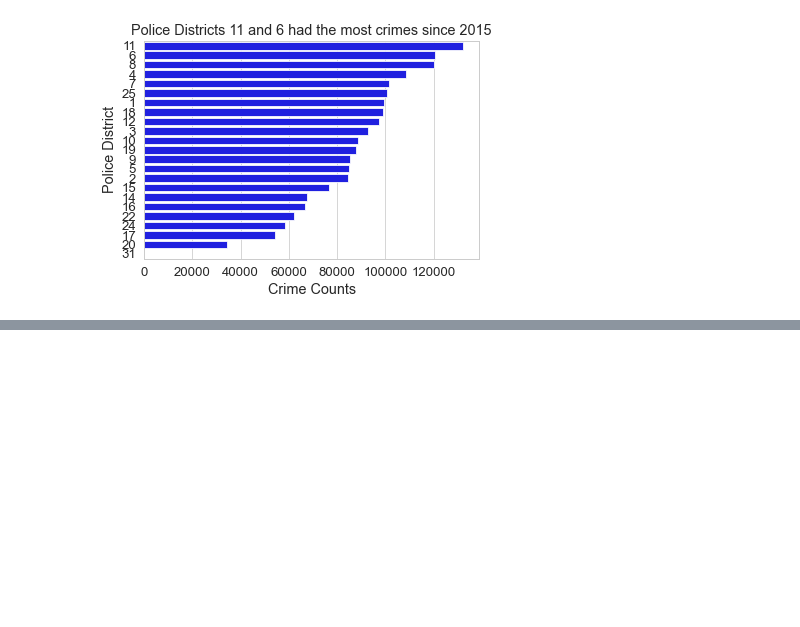
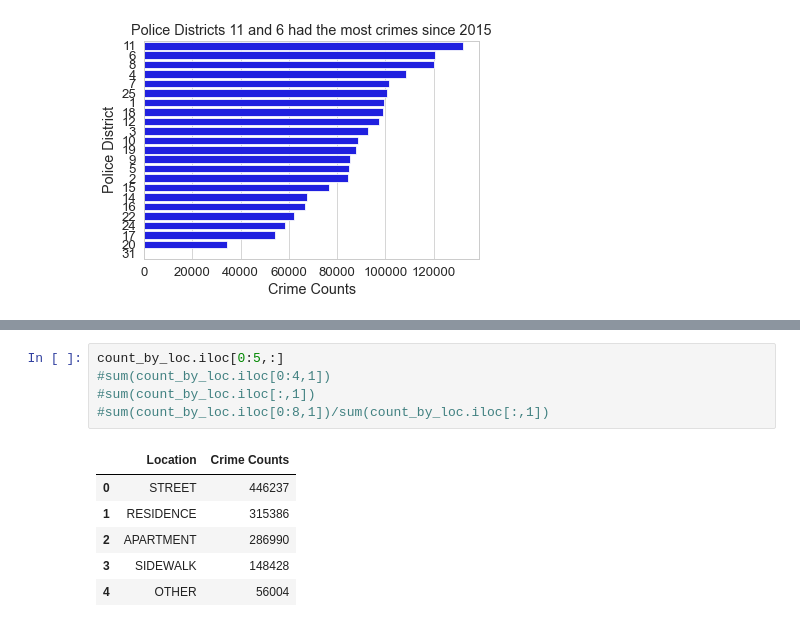
Before and after one commit to jcvincentliu/Analyzing-Racial-Disparities-in-Chicago-Police-Traffic-Stops, a Jupyter notebook: crime_cleaning.ipynb, the cells around one changed output, grey strips where cells are left out. Cells and saved outputs as stored; diff of their text form; blank space fills up the shorter version.

```diff
--- a/crime_cleaning.ipynb
+++ b/crime_cleaning.ipynb
@@ -315,0 +339,12 @@ plt.xlabel = ""
+# %%
+count_by_loc.iloc[0:5,:]
+#sum(count_by_loc.iloc[0:4,1])
+#sum(count_by_loc.iloc[:,1])
+#sum(count_by_loc.iloc[0:8,1])/sum(count_by_loc.iloc[:,1])
+# %% [output]
+|  | Location | Crime Counts |
+| 0 | STREET | 446237 |
+| 1 | RESIDENCE | 315386 |
+| 2 | APARTMENT | 286990 |
+| 3 | SIDEWALK | 148428 |
+| 4 | OTHER | 56004 |
```
Also changed, not shown: parts of 4 cells of this notebook.
